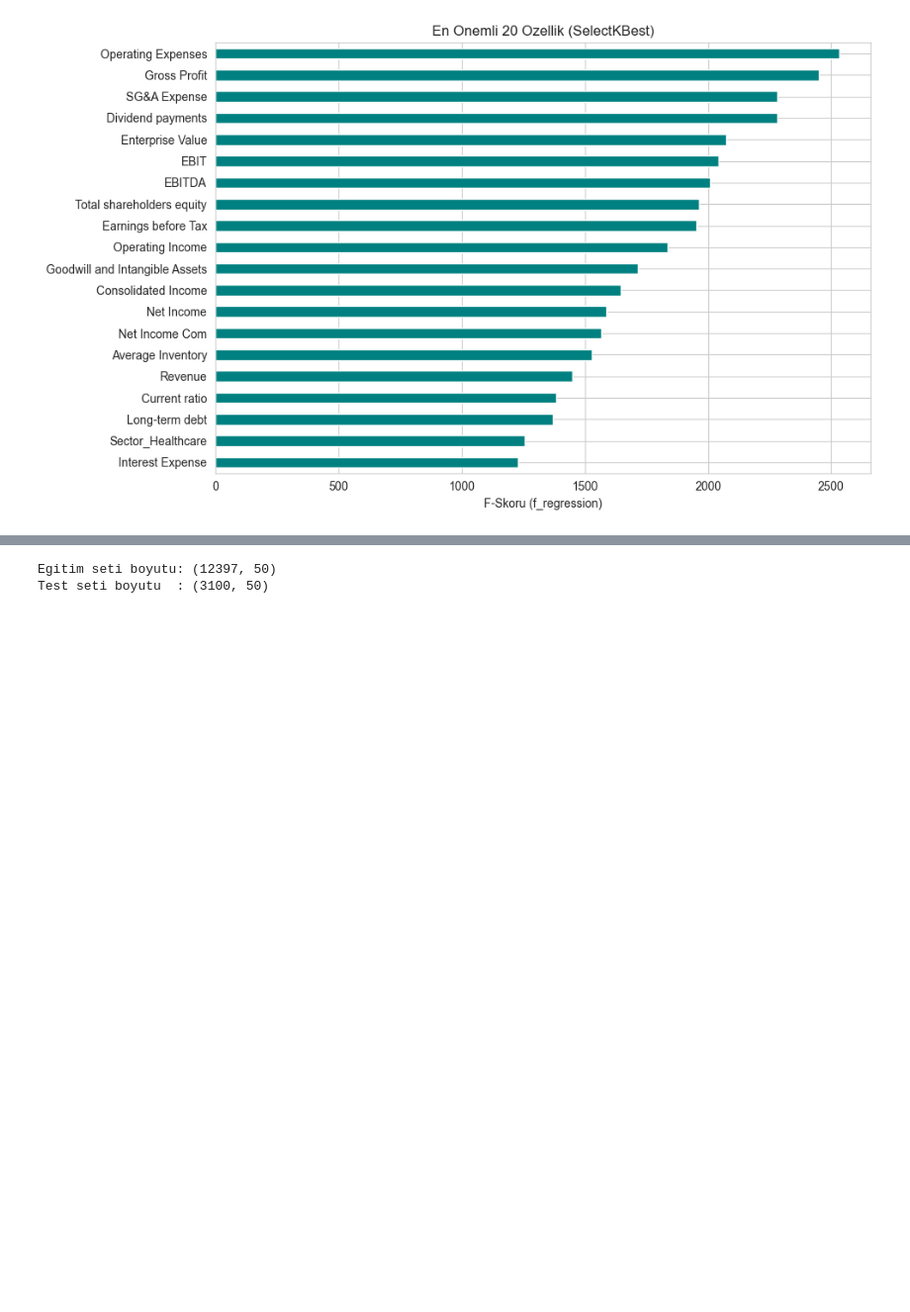
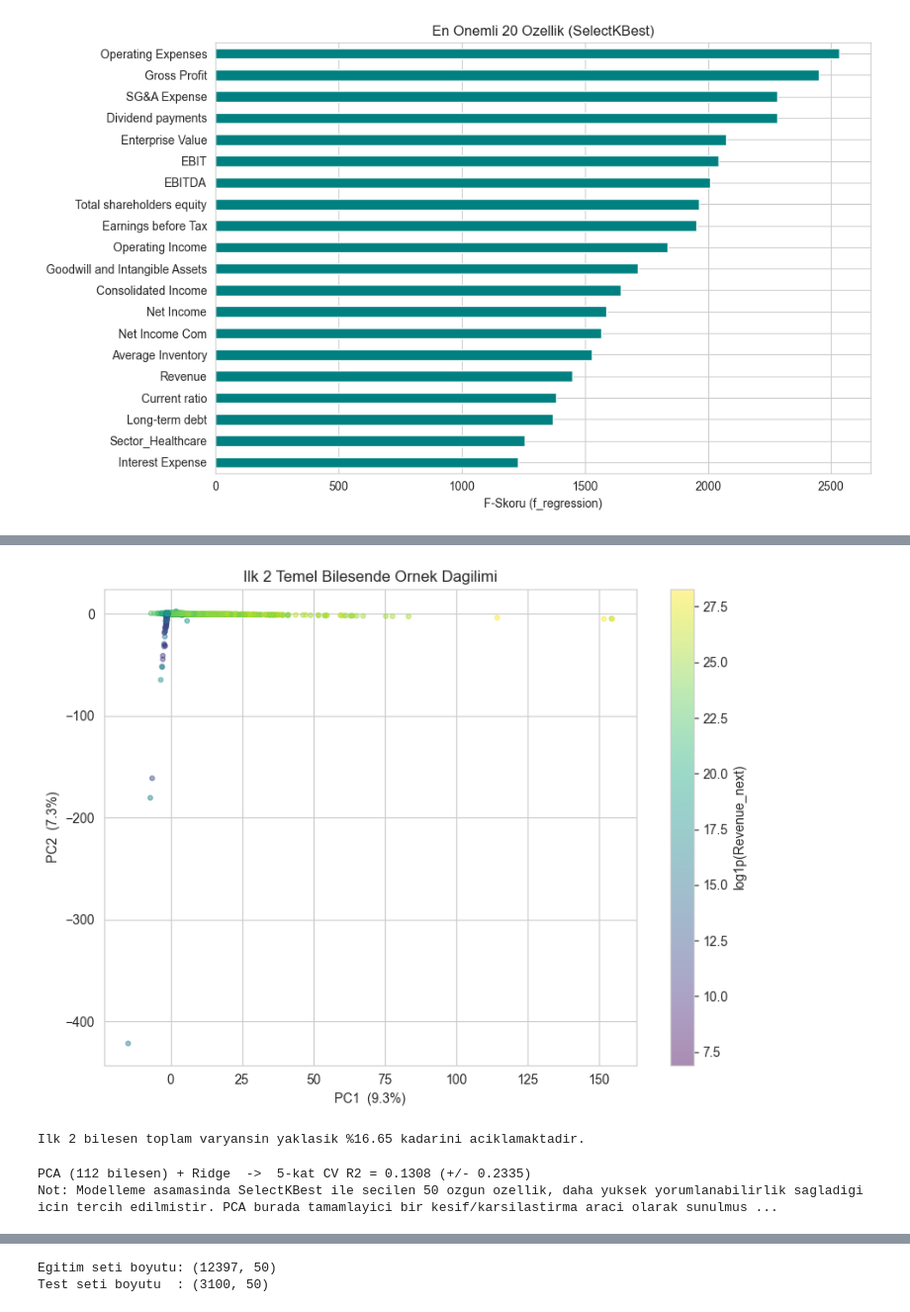
Before and after one commit to INFINA-RD/veri-madenciligi-vize-rapor, a Jupyter notebook: main.ipynb, the cells around one changed output, grey strips where cells are left out. Shown at 99% size. Saved outputs shown, nothing was run; the diff lists cells and outputs as text; code cells hidden in the pictures; blank space fills up the shorter version.

```diff
--- a/main.ipynb
+++ b/main.ipynb
@@ -490 +545,42 @@ plt.show()
+# %%
+# Ilk 2 bilesende ornek dagilimi (hedef ile renklendirilmis)
+pca2 = PCA(n_components=2, random_state=42)
+X_pca2 = pca2.fit_transform(X_scaled)
+
+plt.figure(figsize=(8, 6))
+sc = plt.scatter(X_pca2[:, 0], X_pca2[:, 1], c=y,
+                 cmap='viridis', alpha=0.45, s=12)
+cbar = plt.colorbar(sc)
+cbar.set_label('log1p(Revenue_next)')
+plt.xlabel(f'PC1  ({pca2.explained_variance_ratio_[0]*100:.1f}%)')
+plt.ylabel(f'PC2  ({pca2.explained_variance_ratio_[1]*100:.1f}%)')
+plt.title('Ilk 2 Temel Bilesende Ornek Dagilimi')
+plt.tight_layout()
+plt.savefig('outputs/08c_pca_scatter2d.png', dpi=120)
+plt.show()
+
+toplam = pca2.explained_variance_ratio_.sum() * 100
+print(f'Ilk 2 bilesen toplam varyansin yaklasik %{toplam:.2f} kadarini aciklamaktadir.')
+# %% [output]
+[figure, added]
+Ilk 2 bilesen toplam varyansin yaklasik %16.65 kadarini aciklamaktadir.
+# %%
+# PCA tabanli ozelliklerle hizli bir Ridge karsilastirmasi
+# %95 varyansi koruyan bilesenler kullanilarak Ridge egitilir ve 5-katli CV R2 raporlanir.
+from sklearn.linear_model import Ridge
+
+pca_k = PCA(n_components=n_components_95, random_state=42)
+X_pca_k = pca_k.fit_transform(X_scaled)
+
+ridge_pca = Ridge(alpha=1.0, random_state=42)
+cv_r2_pca = cross_val_score(ridge_pca, X_pca_k, y, cv=5, scoring='r2', n_jobs=-1)
+
+print(f'PCA ({n_components_95} bilesen) + Ridge  ->  5-kat CV R2 = '
+      f'{cv_r2_pca.mean():.4f} (+/- {cv_r2_pca.std():.4f})')
+print('Not: Modelleme asamasinda SelectKBest ile secilen 50 ozgun ozellik, '
+      'daha yuksek yorumlanabilirlik sagladigi icin tercih edilmistir. PCA burada '
+      'tamamlayici bir kesif/karsilastirma araci olarak sunulmustur.')
+# %% [output]
+PCA (112 bilesen) + Ridge  ->  5-kat CV R2 = 0.1308 (+/- 0.2335)
+Not: Modelleme asamasinda SelectKBest ile secilen 50 ozgun ozellik, daha yuksek yorumlanabilirlik sagladigi icin tercih edilmistir. PCA burada tamamlayici bir kesif/karsilastirma araci olarak sunulmus ...
 # %% [markdown]
```
Also changed, not shown: parts of 32 cells of this notebook, 10 other files.
